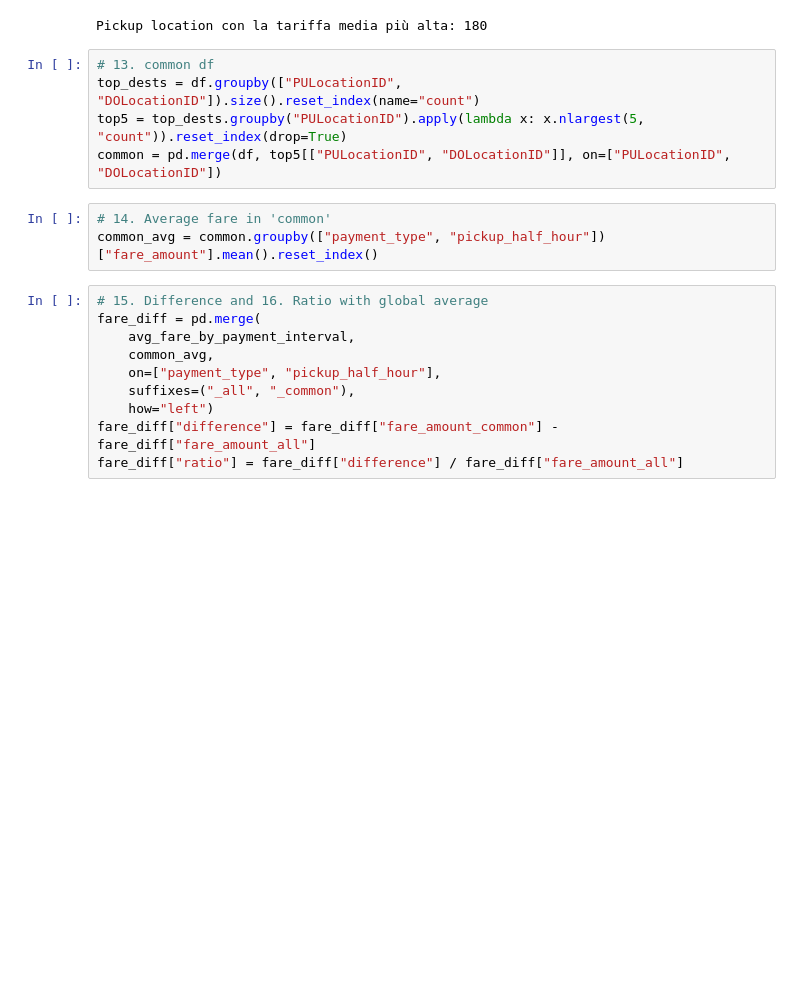
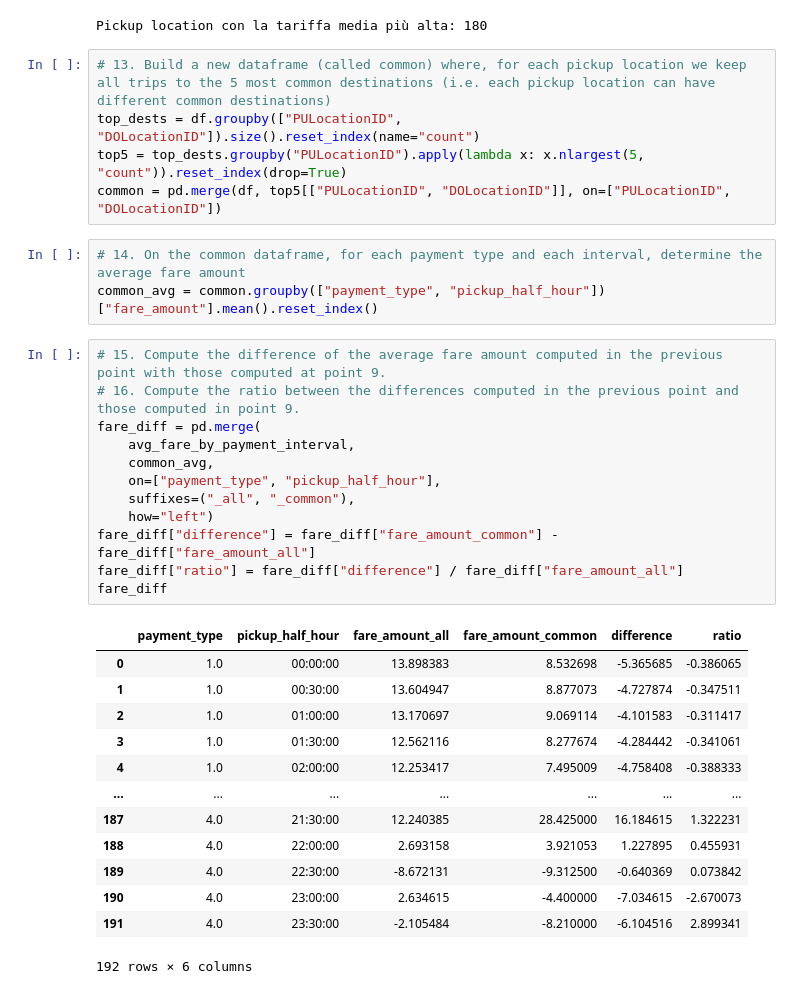
Before and after one commit to robbianiandrea/focs, a Jupyter notebook: Progetto_Andrea_Robbiani.ipynb, the cells around one changed output. Cells and saved outputs as stored; diff of their text form; blank space fills up the shorter version.

```diff
--- a/Progetto_Andrea_Robbiani.ipynb
+++ b/Progetto_Andrea_Robbiani.ipynb
@@ -171,21 +170,37 @@ print(f"Pickup location con la tariffa media più alta: {highest_avg_fare_loc}")
 # %% [output]
 Pickup location con la tariffa media più alta: 180
 # %%
-# 13. common df
+# 13. Build a new dataframe (called common) where, for each pickup location we keep all trips to the 5 most common destinations (i.e. each pickup location can have different common destinations)
 top_dests = df.groupby(["PULocationID", "DOLocationID"]).size().reset_index(name="count")
 top5 = top_dests.groupby("PULocationID").apply(lambda x: x.nlargest(5, "count")).reset_index(drop=True)
 common = pd.merge(df, top5[["PULocationID", "DOLocationID"]], on=["PULocationID", "DOLocationID"])
 # %%
-# 14. Average fare in 'common'
+# 14. On the common dataframe, for each payment type and each interval, determine the average fare amount
 common_avg = common.groupby(["payment_type", "pickup_half_hour"])["fare_amount"].mean().reset_index()
 # %%
-# 15. Difference and 16. Ratio with global average
+# 15. Compute the difference of the average fare amount computed in the previous point with those computed at point 9.
+# 16. Compute the ratio between the differences computed in the previous point and those computed in point 9.
 fare_diff = pd.merge(
     avg_fare_by_payment_interval,
     common_avg,
     on=["payment_type", "pickup_half_hour"],
     suffixes=("_all", "_common"),
     how="left")
 fare_diff["difference"] = fare_diff["fare_amount_common"] - fare_diff["fare_amount_all"]
 fare_diff["ratio"] = fare_diff["difference"] / fare_diff["fare_amount_all"]
+fare_diff
+# %% [output]
+|  | payment_type | pickup_half_hour | fare_amount_all | fare_amount_common | difference | ratio |
+| 0 | 1.0 | 00:00:00 | 13.898383 | 8.532698 | -5.365685 | -0.386065 |
+| 1 | 1.0 | 00:30:00 | 13.604947 | 8.877073 | -4.727874 | -0.347511 |
+| 2 | 1.0 | 01:00:00 | 13.170697 | 9.069114 | -4.101583 | -0.311417 |
+| 3 | 1.0 | 01:30:00 | 12.562116 | 8.277674 | -4.284442 | -0.341061 |
+| 4 | 1.0 | 02:00:00 | 12.253417 | 7.495009 | -4.758408 | -0.388333 |
+| ... | ... | ... | ... | ... | ... | ... |
+| 187 | 4.0 | 21:30:00 | 12.240385 | 28.425000 | 16.184615 | 1.322231 |
+| 188 | 4.0 | 22:00:00 | 2.693158 | 3.921053 | 1.227895 | 0.455931 |
+| 189 | 4.0 | 22:30:00 | -8.672131 | -9.312500 | -0.640369 | 0.073842 |
+| 190 | 4.0 | 23:00:00 | 2.634615 | -4.400000 | -7.034615 | -2.670073 |
+| 191 | 4.0 | 23:30:00 | -2.105484 | -8.210000 | -6.104516 | 2.899341 |
+192 rows × 6 columns
 # %%
```
Also changed, not shown: parts of 6 cells of this notebook.
